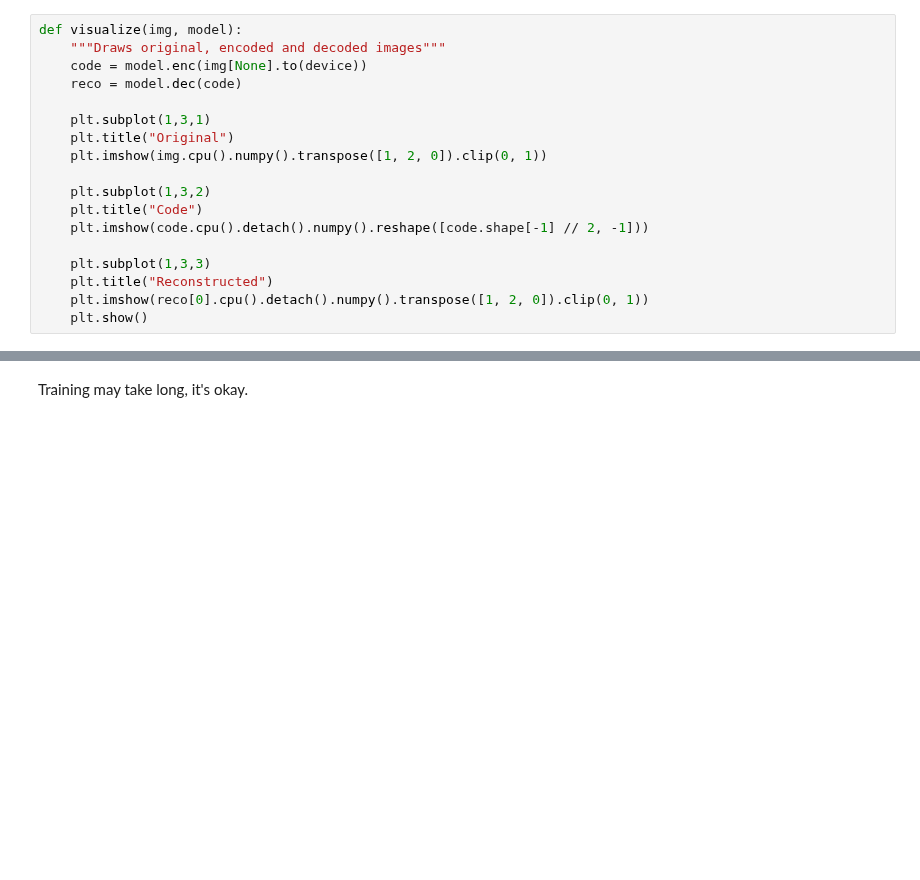
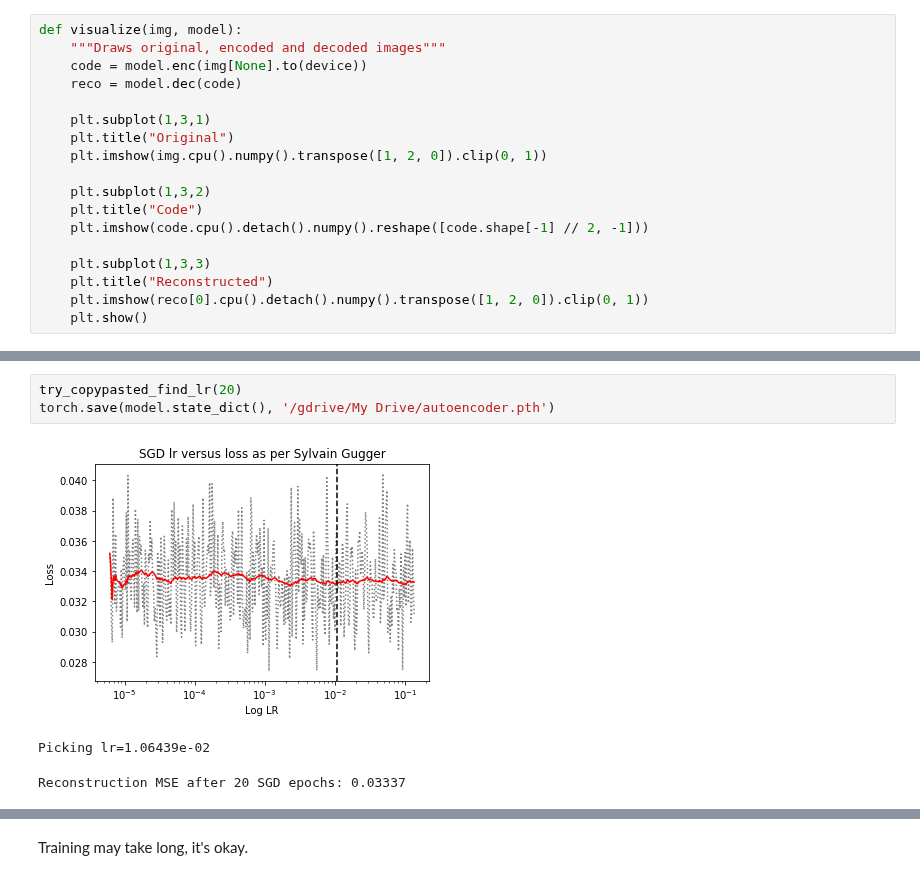
Before and after one commit to SomeoneSerge/skt_deeplearning, a Jupyter notebook: HW3/homework03_part2_autoencoders_basic.ipynb, the cells around one changed output, grey strips where cells are left out. Cells and saved outputs as stored; diff of their text form; blank space fills up the shorter version.

```diff
--- a/HW3/homework03_part2_autoencoders_basic.ipynb
+++ b/HW3/homework03_part2_autoencoders_basic.ipynb
@@ -307,0 +548,7 @@ KeyboardInterrupt: ignored
+# %%
+try_copypasted_find_lr(20)
+torch.save(model.state_dict(), '/gdrive/My Drive/autoencoder.pth')
+# %% [output]
+[figure, added]
+Picking lr=1.06439e-02
+Reconstruction MSE after 20 SGD epochs: 0.03337
```
Also changed, not shown: parts of 26 cells of this notebook.
